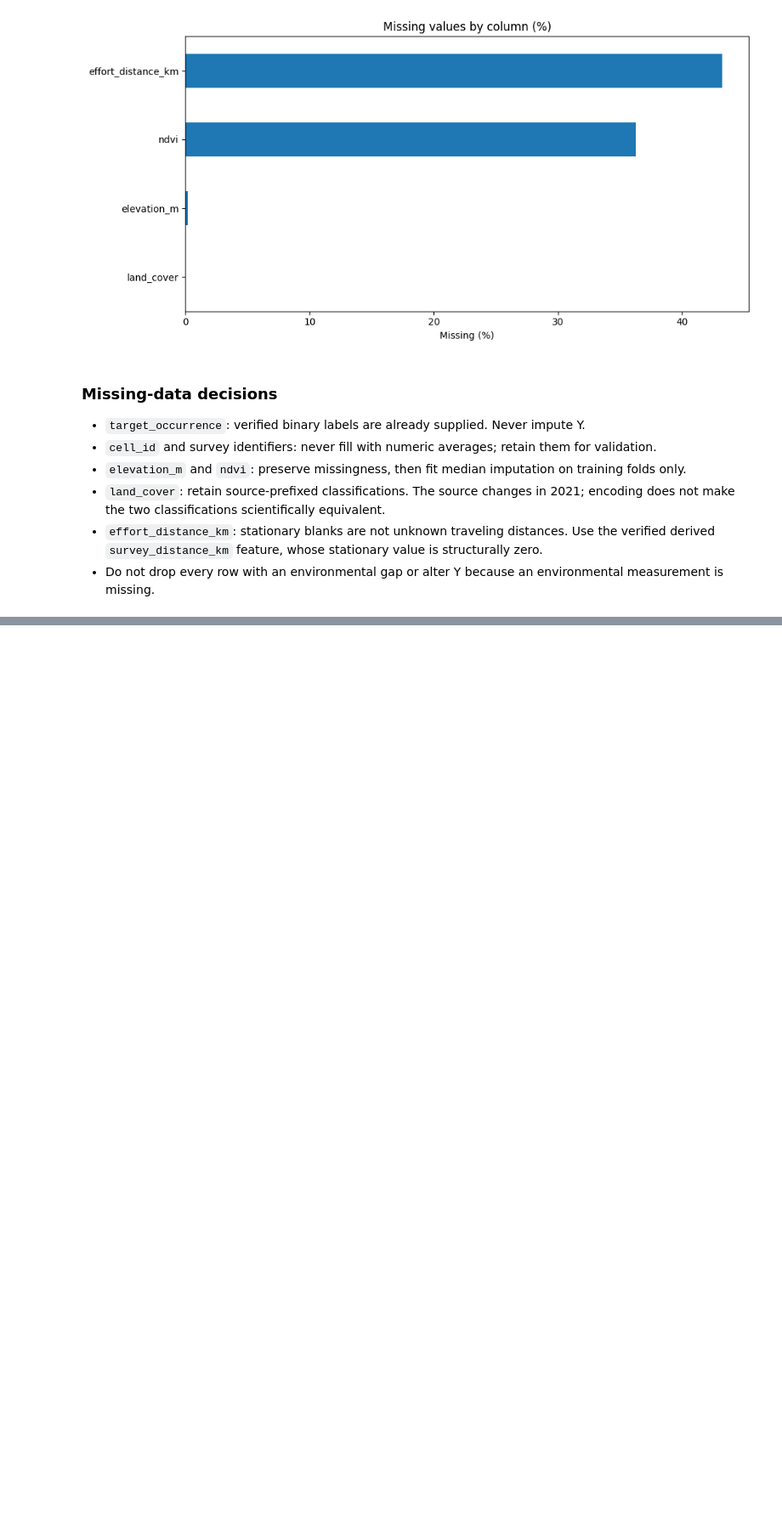
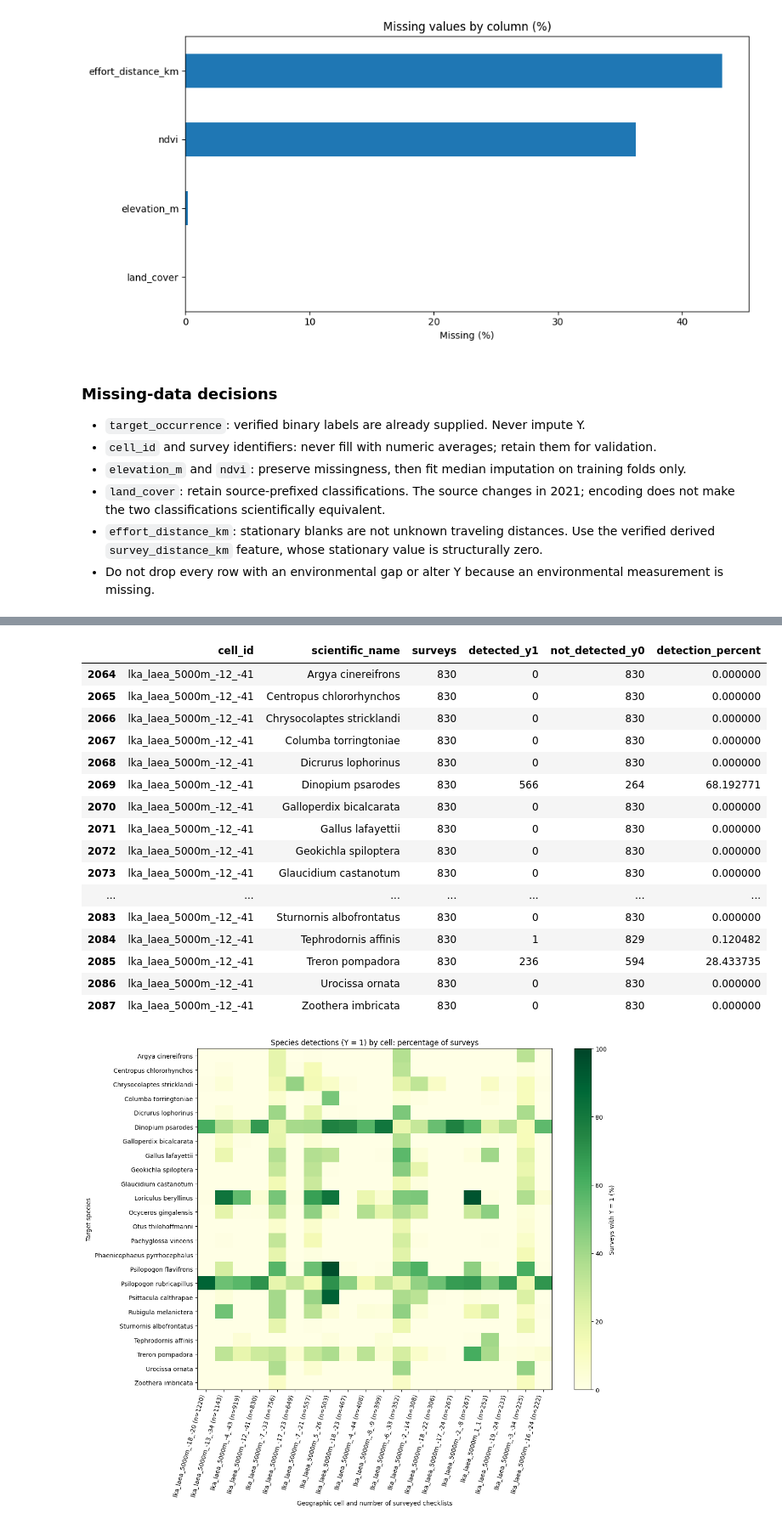
Before and after one commit to Sajiththiya/J26-IT-359, a Jupyter notebook: components/occurrence_prediction/Notebooks/01_Data_Understanding_EDA.ipynb, the cells around one changed output, grey strips where cells are left out. Shown at 85% size. Saved outputs shown, nothing was run; the diff lists cells and outputs as text; code cells hidden in the pictures; blank space fills up the shorter version.

```diff
--- a/components/occurrence_prediction/Notebooks/01_Data_Understanding_EDA.ipynb
+++ b/components/occurrence_prediction/Notebooks/01_Data_Understanding_EDA.ipynb
@@ -171,0 +248,51 @@ plt.show()
+# %%
+TOP_N_CELLS = 20
+cell_species_summary = (
+    df.groupby(['cell_id', 'scientific_name'], observed=True)
+      .agg(surveys=('target_occurrence', 'size'), detected_y1=('target_occurrence', 'sum'))
+      .reset_index()
+)
+cell_species_summary['not_detected_y0'] = cell_species_summary['surveys'] - cell_species_summary['detected_y1']
+cell_species_summary['detection_percent'] = 100 * cell_species_summary['detected_y1'] / cell_species_summary['surveys']
+cell_species_summary.to_csv(OUTPUT / 'cell_species_target_summary.csv', index=False)
+cell_survey_counts = survey_df.groupby('cell_id')['checklist_id'].nunique().sort_values(ascending=False)
+top_cells = cell_survey_counts.head(TOP_N_CELLS).index.tolist()
+cell_heatmap = cell_species_summary.pivot(index='scientific_name', columns='cell_id', values='detection_percent')
+cell_heatmap = cell_heatmap.reindex(columns=top_cells).sort_index()
+display(cell_species_summary[cell_species_summary['cell_id'].isin(top_cells)].head(24))
+
+if cell_heatmap.empty:
+    print('No valid geographic cells are available for plotting.')
+else:
+    fig, ax = plt.subplots(figsize=(max(12, len(top_cells) * 0.65), 11))
+    image = ax.imshow(np.ma.masked_invalid(cell_heatmap.to_numpy()), vmin=0, vmax=100,
+                      cmap='YlGn', aspect='auto')
+    ax.set_xticks(range(len(top_cells)))
+    ax.set_xticklabels([f'{cid} (n={cell_survey_counts[cid]})' for cid in top_cells], rotation=75, ha='right')
+    ax.set_yticks(range(len(cell_heatmap.index)))
+    ax.set_yticklabels(cell_heatmap.index)
+    ax.set_xlabel('Geographic cell and number of surveyed checklists')
+    ax.set_ylabel('Target species')
+    ax.set_title('Species detections (Y = 1) by cell: percentage of surveys')
+    fig.colorbar(image, ax=ax, label='Surveys with Y = 1 (%)')
+    plt.tight_layout()
+    plt.show()
+# %% [output]
+|  | cell_id | scientific_name | surveys | detected_y1 | not_detected_y0 | detection_percent |
+| 2064 | lka_laea_5000m_-12_-41 | Argya cinereifrons | 830 | 0 | 830 | 0.000000 |
+| 2065 | lka_laea_5000m_-12_-41 | Centropus chlororhynchos | 830 | 0 | 830 | 0.000000 |
+| 2066 | lka_laea_5000m_-12_-41 | Chrysocolaptes stricklandi | 830 | 0 | 830 | 0.000000 |
+| 2067 | lka_laea_5000m_-12_-41 | Columba torringtoniae | 830 | 0 | 830 | 0.000000 |
+| 2068 | lka_laea_5000m_-12_-41 | Dicrurus lophorinus | 830 | 0 | 830 | 0.000000 |
+| 2069 | lka_laea_5000m_-12_-41 | Dinopium psarodes | 830 | 566 | 264 | 68.192771 |
+| 2070 | lka_laea_5000m_-12_-41 | Galloperdix bicalcarata | 830 | 0 | 830 | 0.000000 |
+| 2071 | lka_laea_5000m_-12_-41 | Gallus lafayettii | 830 | 0 | 830 | 0.000000 |
+| 2072 | lka_laea_5000m_-12_-41 | Geokichla spiloptera | 830 | 0 | 830 | 0.000000 |
+| 2073 | lka_laea_5000m_-12_-41 | Glaucidium castanotum | 830 | 0 | 830 | 0.000000 |
+| ... | ... | ... | ... | ... | ... | ... |
+| 2083 | lka_laea_5000m_-12_-41 | Sturnornis albofrontatus | 830 | 0 | 830 | 0.000000 |
+| 2084 | lka_laea_5000m_-12_-41 | Tephrodornis affinis | 830 | 1 | 829 | 0.120482 |
+| 2085 | lka_laea_5000m_-12_-41 | Treron pompadora | 830 | 236 | 594 | 28.433735 |
+| 2086 | lka_laea_5000m_-12_-41 | Urocissa ornata | 830 | 0 | 830 | 0.000000 |
+| 2087 | lka_laea_5000m_-12_-41 | Zoothera imbricata | 830 | 0 | 830 | 0.000000 |
+[figure, added]
```
Also changed, not shown: parts of 10 cells of this notebook.
